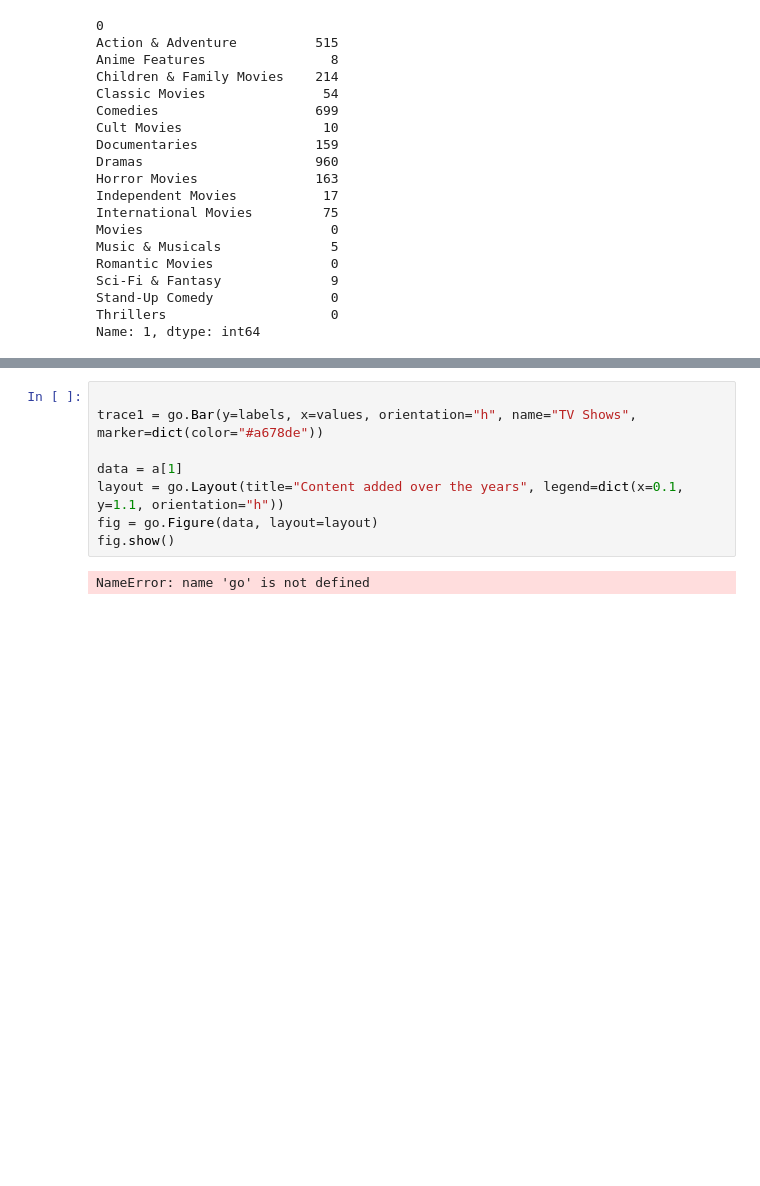
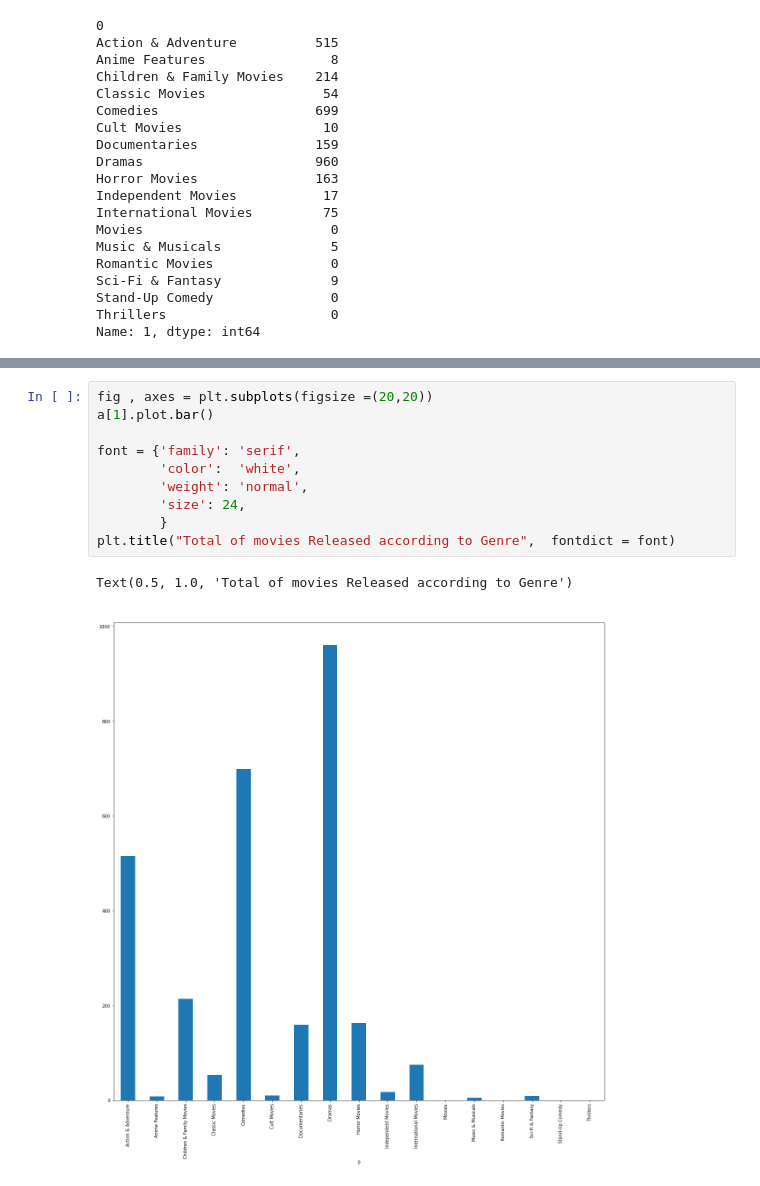
Before and after one commit to Syahmi-Su/data-analytic-programming, a Jupyter notebook: group-project/draft.ipynb, the cells around one changed output, grey strips where cells are left out. Saved outputs shown, nothing was run; the diff lists cells and outputs as text; blank space fills up the shorter version.

```diff
--- a/group-project/draft.ipynb
+++ b/group-project/draft.ipynb
@@ -104,13 +101,16 @@ plt.title("Total of movies Released according to Genre",  fontdict = font)
 # %% [output]
 Text(0.5, 1.0, 'Total of movies Released according to Genre')
 [figure]
-# %%
-
-trace1 = go.Bar(y=labels, x=values, orientation="h", name="TV Shows", marker=dict(color="#a678de"))
-
-data = a[1]
-layout = go.Layout(title="Content added over the years", legend=dict(x=0.1, y=1.1, orientation="h"))
-fig = go.Figure(data, layout=layout)
-fig.show()
-# %% [output]
-NameError: name 'go' is not defined
+# %%
+fig , axes = plt.subplots(figsize =(20,20))
+a[1].plot.bar()
+
+font = {'family': 'serif',
+        'color':  'white',
+        'weight': 'normal',
+        'size': 24,
+        }
+plt.title("Total of movies Released according to Genre",  fontdict = font)
+# %% [output]
+Text(0.5, 1.0, 'Total of movies Released according to Genre')
+[figure, added]
```
Also changed, not shown: parts of 2 cells of this notebook.
